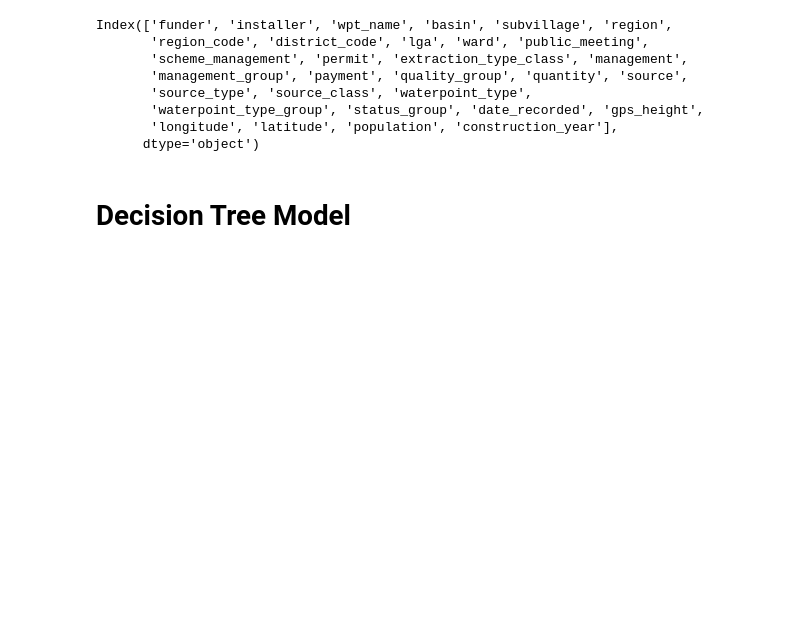
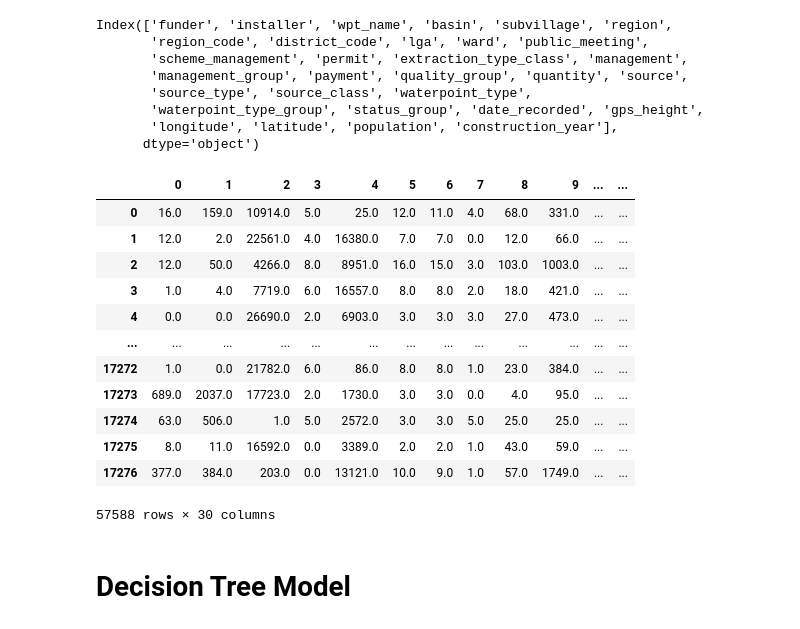
Before and after one commit to BobbyGerberick/Tanzanian_Water_Wells, a Jupyter notebook: Dev_Notebooks/Bobby.ipynb, the cells around one changed output. Cells and saved outputs as stored; diff of their text form; code cells hidden in the pictures; blank space fills up the shorter version.

```diff
--- a/Dev_Notebooks/Bobby.ipynb
+++ b/Dev_Notebooks/Bobby.ipynb
@@ -172,6 +154,23 @@ imputed_df.rename(columns={'0': 'funder', '1': 'installer', '2': 'wpt_name', '3'
 # %%
 X_train_imputed = pd.read_csv('X_train_imputed.csv', index_col=0)
 X_test_imputed = pd.read_csv('X_test_imputed.csv', index_col=0)
+# %%
+X_imputed = pd.concat([X_train_imputed, X_test_imputed])
+X_imputed
+# %% [output]
+|  | 0 | 1 | 2 | 3 | 4 | 5 | 6 | 7 | 8 | 9 | ... | ... |
+| 0 | 16.0 | 159.0 | 10914.0 | 5.0 | 25.0 | 12.0 | 11.0 | 4.0 | 68.0 | 331.0 | ... | ... |
+| 1 | 12.0 | 2.0 | 22561.0 | 4.0 | 16380.0 | 7.0 | 7.0 | 0.0 | 12.0 | 66.0 | ... | ... |
+| 2 | 12.0 | 50.0 | 4266.0 | 8.0 | 8951.0 | 16.0 | 15.0 | 3.0 | 103.0 | 1003.0 | ... | ... |
+| 3 | 1.0 | 4.0 | 7719.0 | 6.0 | 16557.0 | 8.0 | 8.0 | 2.0 | 18.0 | 421.0 | ... | ... |
+| 4 | 0.0 | 0.0 | 26690.0 | 2.0 | 6903.0 | 3.0 | 3.0 | 3.0 | 27.0 | 473.0 | ... | ... |
+| ... | ... | ... | ... | ... | ... | ... | ... | ... | ... | ... | ... | ... |
+| 17272 | 1.0 | 0.0 | 21782.0 | 6.0 | 86.0 | 8.0 | 8.0 | 1.0 | 23.0 | 384.0 | ... | ... |
+| 17273 | 689.0 | 2037.0 | 17723.0 | 2.0 | 1730.0 | 3.0 | 3.0 | 0.0 | 4.0 | 95.0 | ... | ... |
+| 17274 | 63.0 | 506.0 | 1.0 | 5.0 | 2572.0 | 3.0 | 3.0 | 5.0 | 25.0 | 25.0 | ... | ... |
+| 17275 | 8.0 | 11.0 | 16592.0 | 0.0 | 3389.0 | 2.0 | 2.0 | 1.0 | 43.0 | 59.0 | ... | ... |
+| 17276 | 377.0 | 384.0 | 203.0 | 0.0 | 13121.0 | 10.0 | 9.0 | 1.0 | 57.0 | 1749.0 | ... | ... |
+57588 rows × 30 columns
 # %% [markdown]
 # Decision Tree Model
 # %%
```
Also changed, not shown: parts of 9 cells of this notebook.
